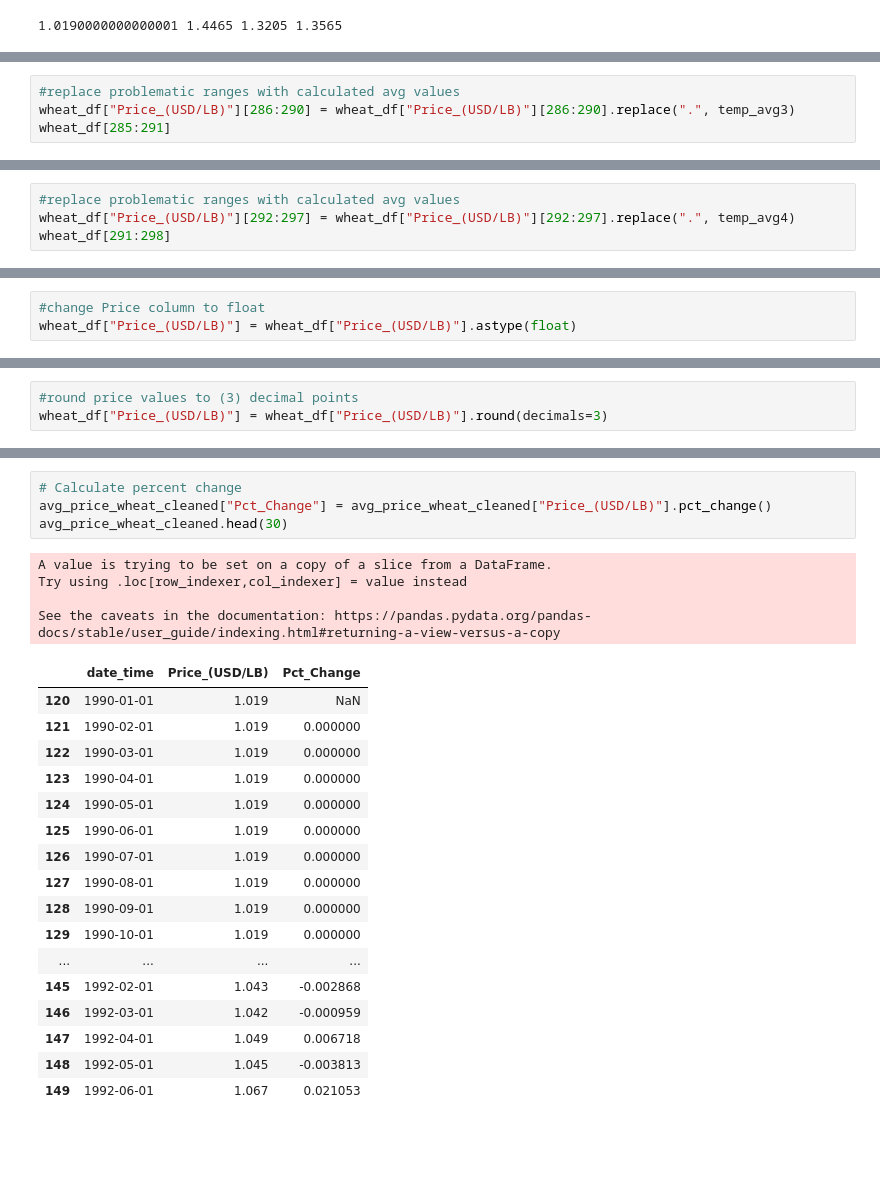
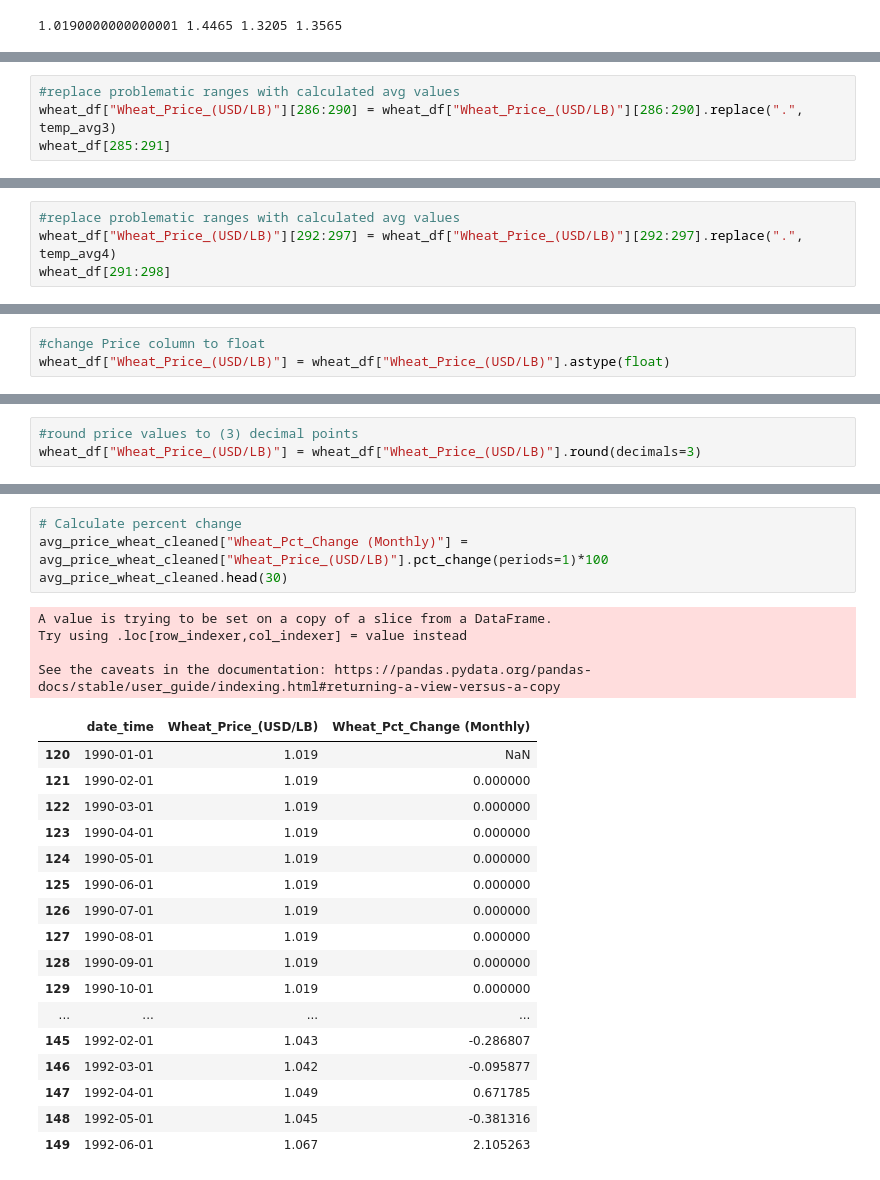
Before and after one commit to CTPim/Three_Meals, a Jupyter notebook: Edited Data/Avg_Price - Bread, Whole_Wheat_cleaned.ipynb, the cells around one changed output, grey strips where cells are left out. Saved outputs shown, nothing was run; the diff lists cells and outputs as text; blank space fills up the shorter version.

```diff
--- a/Edited Data/Avg_Price - Bread, Whole_Wheat_cleaned.ipynb
+++ b/Edited Data/Avg_Price - Bread, Whole_Wheat_cleaned.ipynb
@@ -181,7 +200,7 @@ wheat_df[280:283]
 | 282 | 2003-07-01 | 1.446 |
 # %%
 #replace problematic ranges with calculated avg values
-wheat_df["Price_(USD/LB)"][286:290] = wheat_df["Price_(USD/LB)"][286:290].replace(".", temp_avg3)
+wheat_df["Wheat_Price_(USD/LB)"][286:290] = wheat_df["Wheat_Price_(USD/LB)"][286:290].replace(".", temp_avg3)
 wheat_df[285:291]
 # %% [output]
 A value is trying to be set on a copy of a slice from a DataFrame
@@ -196,7 +215,7 @@ See the caveats in the documentation: https://pandas.pydata.org/pandas-docs/stab
 | 290 | 2004-03-01 | 1.279 |
 # %%
 #replace problematic ranges with calculated avg values
-wheat_df["Price_(USD/LB)"][292:297] = wheat_df["Price_(USD/LB)"][292:297].replace(".", temp_avg4)
+wheat_df["Wheat_Price_(USD/LB)"][292:297] = wheat_df["Wheat_Price_(USD/LB)"][292:297].replace(".", temp_avg4)
 wheat_df[291:298]
 # %% [output]
 A value is trying to be set on a copy of a slice from a DataFrame
@@ -224,7 +243,7 @@ Price_(USD/LB)            object
 dtype: object
 # %%
 #change Price column to float
-wheat_df["Price_(USD/LB)"] = wheat_df["Price_(USD/LB)"].astype(float)
+wheat_df["Wheat_Price_(USD/LB)"] = wheat_df["Wheat_Price_(USD/LB)"].astype(float)
 # %%
 #confirm change of datatype
 wheat_df.dtypes
@@ -234,7 +253,7 @@ Price_(USD/LB)           float64
 dtype: object
 # %%
 #round price values to (3) decimal points
-wheat_df["Price_(USD/LB)"] = wheat_df["Price_(USD/LB)"].round(decimals=3)
+wheat_df["Wheat_Price_(USD/LB)"] = wheat_df["Wheat_Price_(USD/LB)"].round(decimals=3)
 # %%
 #confirm crounding of points
 print(wheat_df[98:133], wheat_df[280:283], wheat_df[285:291], wheat_df[291:298])
@@ -291,14 +310,14 @@ See the caveats in the documentation: https://pandas.pydata.org/pandas-docs/stab
 | 124 | 1990-05-01 | 1.019 |
 # %%
 # Calculate percent change
-avg_price_wheat_cleaned["Pct_Change"] = avg_price_wheat_cleaned["Price_(USD/LB)"].pct_change()
+avg_price_wheat_cleaned["Wheat_Pct_Change (Monthly)"] = avg_price_wheat_cleaned["Wheat_Price_(USD/LB)"].pct_change(periods=1)*100
 avg_price_wheat_cleaned.head(30)
 # %% [output]
 A value is trying to be set on a copy of a slice from a DataFrame.
 Try using .loc[row_indexer,col_indexer] = value instead
 
 See the caveats in the documentation: https://pandas.pydata.org/pandas-docs/stable/user_guide/indexing.html#returning-a-view-versus-a-copy
-|  | date_time | Price_(USD/LB) | Pct_Change |
+|  | date_time | Wheat_Price_(USD/LB) | Wheat_Pct_Change (Monthly) |
 | 120 | 1990-01-01 | 1.019 | NaN |
 | 121 | 1990-02-01 | 1.019 | 0.000000 |
 | 122 | 1990-03-01 | 1.019 | 0.000000 |
@@ -310,11 +329,11 @@ See the caveats in the documentation: https://pandas.pydata.org/pandas-docs/stab
 | 128 | 1990-09-01 | 1.019 | 0.000000 |
 | 129 | 1990-10-01 | 1.019 | 0.000000 |
 | ... | ... | ... | ... |
-| 145 | 1992-02-01 | 1.043 | -0.002868 |
-| 146 | 1992-03-01 | 1.042 | -0.000959 |
-| 147 | 1992-04-01 | 1.049 | 0.006718 |
-| 148 | 1992-05-01 | 1.045 | -0.003813 |
-| 149 | 1992-06-01 | 1.067 | 0.021053 |
+| 145 | 1992-02-01 | 1.043 | -0.286807 |
+| 146 | 1992-03-01 | 1.042 | -0.095877 |
+| 147 | 1992-04-01 | 1.049 | 0.671785 |
+| 148 | 1992-05-01 | 1.045 | -0.381316 |
+| 149 | 1992-06-01 | 1.067 | 2.105263 |
 # %%
 # Store new DF as new csv file
 output_path = "Output/avg_price_wheat_cleaned.csv"
```
Also changed, not shown: parts of 22 cells of this notebook, 1 other file.
